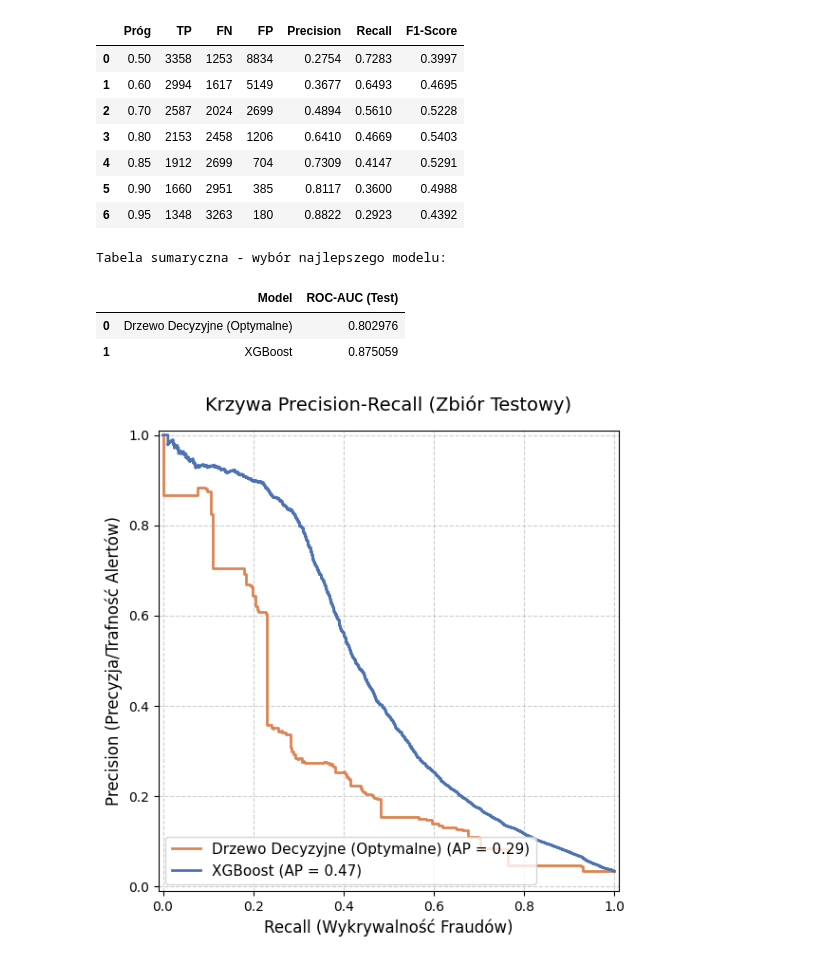
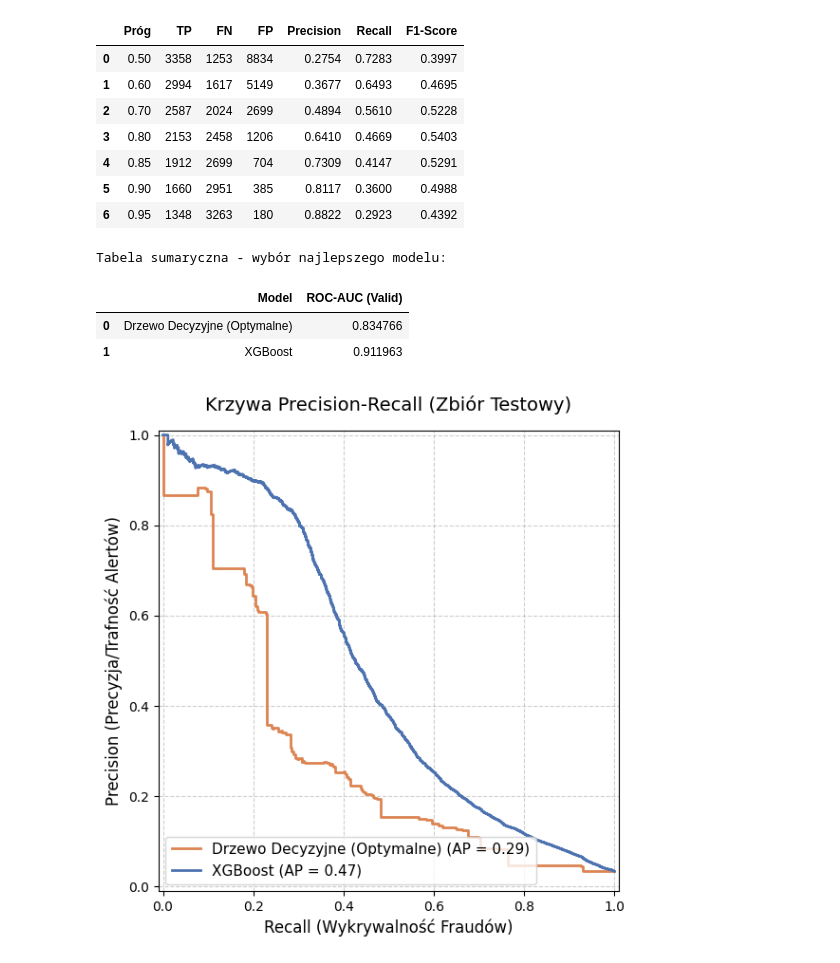
Before and after one commit to MadejMatt/DM_project, a Jupyter notebook: 02_DrzewoDecyzyjne/02_DrzewaDecyzyjne.ipynb, the cells around one changed output. Drawn from its saved outputs; the diff is of its cells as text; code cells hidden in the pictures.

```diff
--- a/02_DrzewoDecyzyjne/02_DrzewaDecyzyjne.ipynb
+++ b/02_DrzewoDecyzyjne/02_DrzewaDecyzyjne.ipynb
@@ -223,19 +223,19 @@ Analiza progów odcięcia
 # %%
 final_results = pd.DataFrame({
     "Model": ["Drzewo Decyzyjne (Optymalne)", "XGBoost"],
-    "ROC-AUC (Test)": [
-        roc_auc_score(y_test, best_dt.predict_proba(X_test)[:, 1]),
-        roc_auc_score(y_test, model.predict_proba(X_test, iteration_range=(0, model.best_iteration + 1))[:, 1])
+    "ROC-AUC (Valid)": [
+        roc_auc_score(y_valid, best_dt.predict_proba(X_valid)[:, 1]),
+        roc_auc_score(y_valid, model.predict_proba(X_valid, iteration_range=(0, model.best_iteration + 1))[:, 1])
     ]
 })
 
 print("Tabela sumaryczna - wybór najlepszego modelu:")
 display(final_results)
 # %% [output]
 Tabela sumaryczna - wybór najlepszego modelu:
-|  | Model | ROC-AUC (Test) |
-| 0 | Drzewo Decyzyjne (Optymalne) | 0.802976 |
-| 1 | XGBoost | 0.875059 |
+|  | Model | ROC-AUC (Valid) |
+| 0 | Drzewo Decyzyjne (Optymalne) | 0.834766 |
+| 1 | XGBoost | 0.911963 |
 # %%
 from sklearn.metrics import PrecisionRecallDisplay
 import matplotlib.pyplot as plt
```
